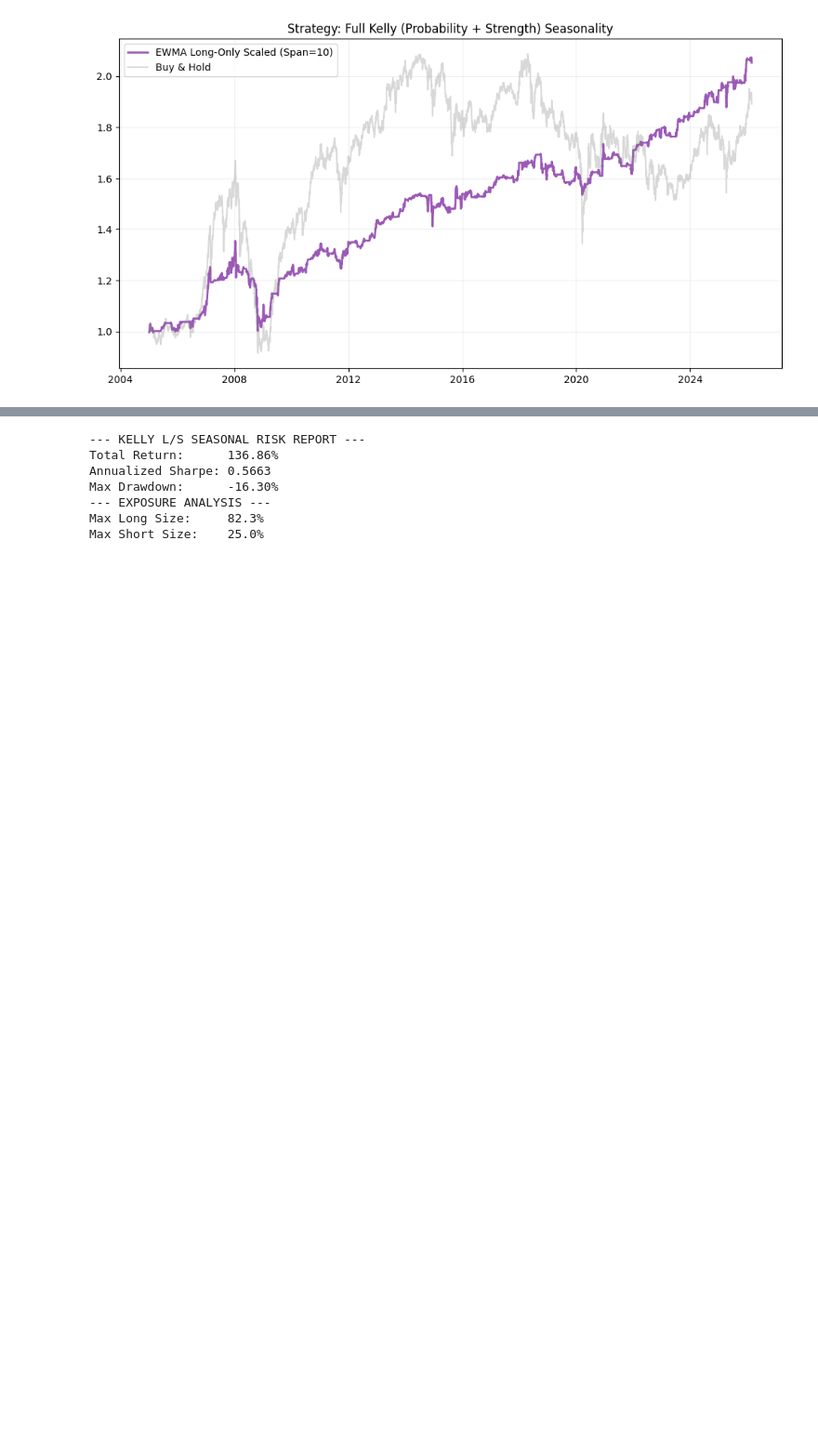
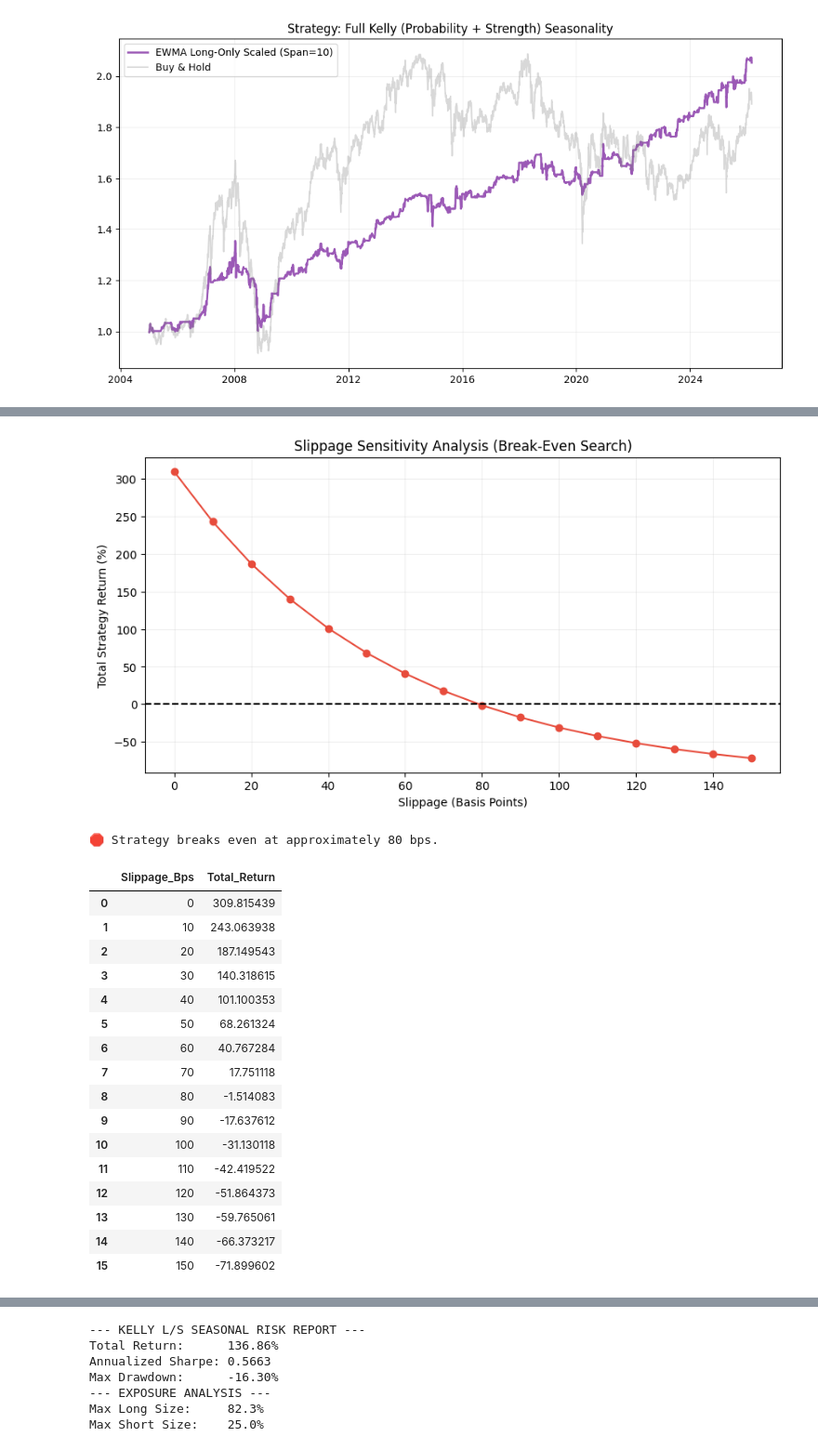
Before and after one commit to SJEGoh/Regional-Project, a Jupyter notebook: report.ipynb, the cells around one changed output, grey strips where cells are left out. Shown at 93% size. Saved outputs shown, nothing was run; the diff lists cells and outputs as text; code cells hidden in the pictures; blank space fills up the shorter version.

Commit message:
Targets added

```diff
--- a/report.ipynb
+++ b/report.ipynb
@@ -826,0 +909,56 @@ Slippage Drag:     -11.54% (at 10 bps)
+# %%
+def calculate_slippage_tolerance(trading_df, max_bps=150, step=10):
+    results = []
+    # turnover = sum of all absolute weight changes
+    turnover = trading_df['Weight_Change'].sum()
+
+    # We use the 'Gross Return' (Market_Ret * Weight) as the starting point
+    gross_rets = trading_df['Target_Weight'] * trading_df['Market_Ret']
+
+    for bps in range(0, max_bps + 1, step):
+        slip_dec = bps / 10000.0
+        net_rets = gross_rets - (trading_df['Weight_Change'] * slip_dec)
+        total_ret = (1 + net_rets).prod() - 1
+
+        results.append({'Slippage_Bps': bps, 'Total_Return': total_ret * 100})
+
+    sensitivity_df = pd.DataFrame(results)
+
+    # Find Break-Even
+    break_even = sensitivity_df.loc[sensitivity_df['Total_Return'] <= 0, 'Slippage_Bps'].min()
+
+    plt.figure(figsize=(10, 5))
+    plt.plot(sensitivity_df['Slippage_Bps'], sensitivity_df['Total_Return'], marker='o', color='#e74c3c')
+    plt.axhline(0, color='black', linestyle='--')
+    plt.title("Slippage Sensitivity Analysis (Break-Even Search)")
+    plt.xlabel("Slippage (Basis Points)")
+    plt.ylabel("Total Strategy Return (%)")
+    plt.grid(True, alpha=0.2)
+    plt.show()
+
+    print(f"🛑 Strategy breaks even at approximately {break_even} bps.")
+    return sensitivity_df
+
+# Run it using the 'ewma_df' from your previous execution
+sensitivity_results = calculate_slippage_tolerance(ewma_df)
+sensitivity_results
+# %% [output]
+[figure, added]
+🛑 Strategy breaks even at approximately 80 bps.
+|  | Slippage_Bps | Total_Return |
+| 0 | 0 | 309.815439 |
+| 1 | 10 | 243.063938 |
+| 2 | 20 | 187.149543 |
+| 3 | 30 | 140.318615 |
+| 4 | 40 | 101.100353 |
+| 5 | 50 | 68.261324 |
+| 6 | 60 | 40.767284 |
+| 7 | 70 | 17.751118 |
+| 8 | 80 | -1.514083 |
+| 9 | 90 | -17.637612 |
+| 10 | 100 | -31.130118 |
+| 11 | 110 | -42.419522 |
+| 12 | 120 | -51.864373 |
+| 13 | 130 | -59.765061 |
+| 14 | 140 | -66.373217 |
+| 15 | 150 | -71.899602 |
```
Also changed, not shown: parts of 15 cells of this notebook, 1 other file.
